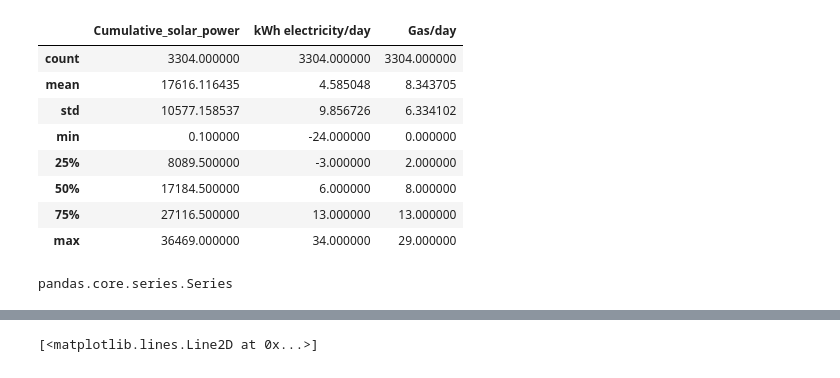
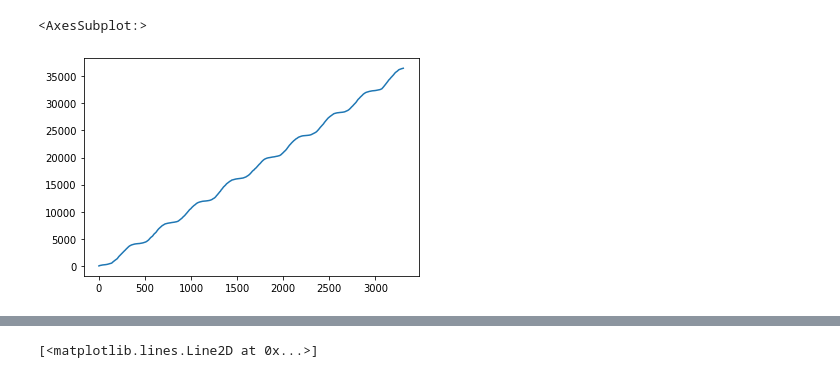
Before and after one commit to NiBa97/Solarpower-LSTM, a Jupyter notebook: daily-power-production-of-solar-panels/explore.ipynb, the cells around one changed output, grey strips where cells are left out. Drawn from its saved outputs; the diff is of its cells as text; code cells hidden in the pictures.

```diff
--- a/daily-power-production-of-solar-panels/explore.ipynb
+++ b/daily-power-production-of-solar-panels/explore.ipynb
@@ -2,21 +2,10 @@
 import pandas as pd
 import seaborn as sns
 # %%
-df = pd.read_csv("data.csv")
+df = pd.read_csv("data/data.csv")
 df["date"] = pd.to_datetime(df["date"])
-df.set_index("date", inplace = True, drop=True)
-df.describe()
-# %% [output]
-|  | Cumulative_solar_power | kWh electricity/day | Gas/day |
-| count | 3304.000000 | 3304.000000 | 3304.000000 |
-| mean | 17616.116435 | 4.585048 | 8.343705 |
-| std | 10577.158537 | 9.856726 | 6.334102 |
-| min | 0.100000 | -24.000000 | 0.000000 |
-| 25% | 8089.500000 | -3.000000 | 2.000000 |
-| 50% | 17184.500000 | 6.000000 | 8.000000 |
-| 75% | 27116.500000 | 13.000000 | 13.000000 |
-| max | 36469.000000 | 34.000000 | 29.000000 |
-# %%
-type(df["Cumulative_solar_power"])
-# %% [output]
-pandas.core.series.Series
+# %%
+df["Cumulative_solar_power"].plot()
+# %% [output]
+<AxesSubplot:>
+[figure, added]
```
Also changed, not shown: parts of 11 cells of this notebook, 2 other files.
